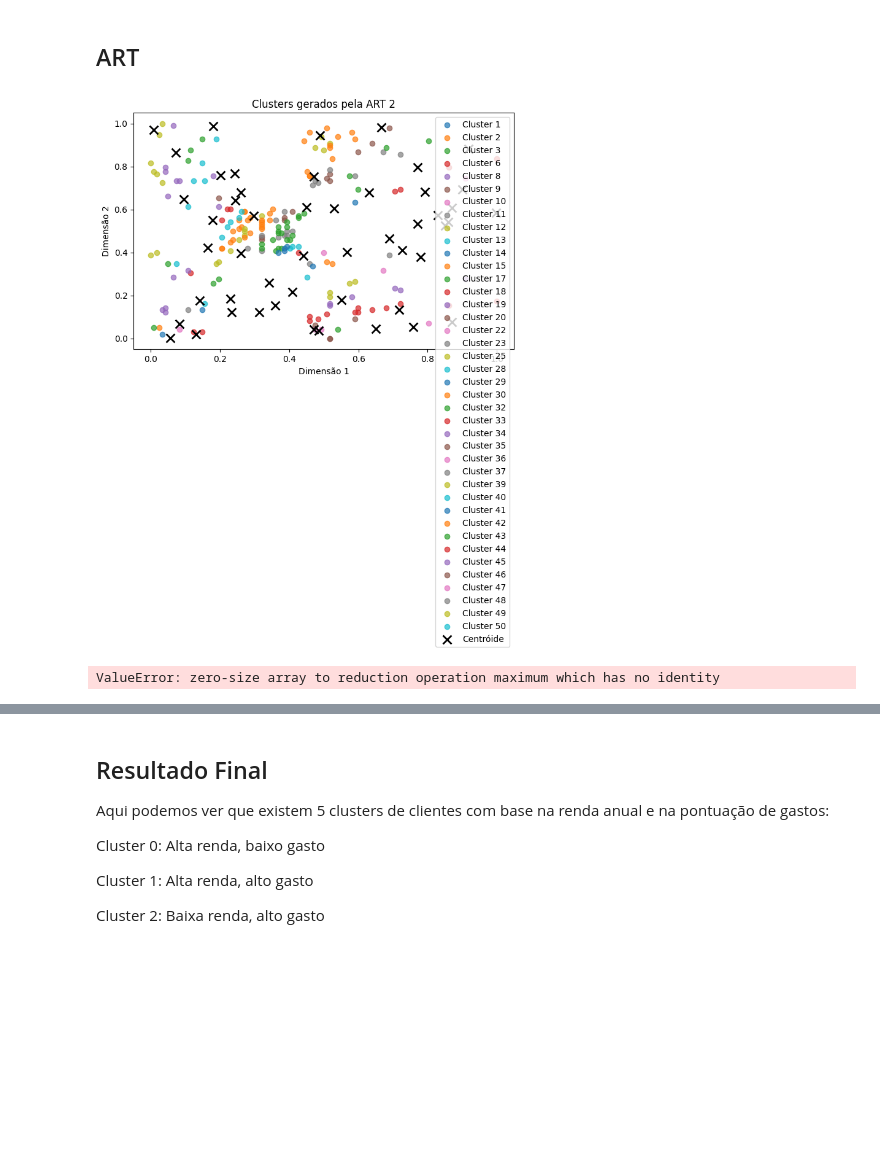
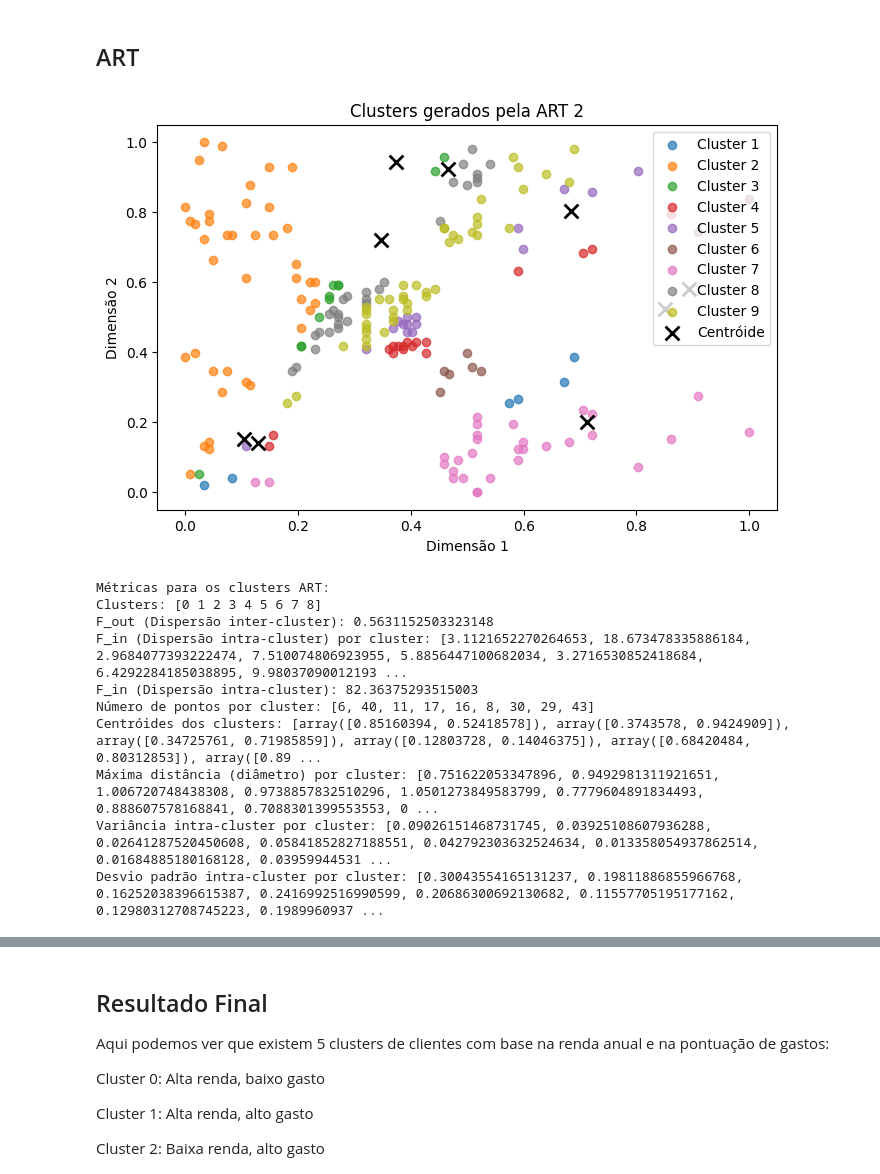
Before and after one commit to carlosgttfs/Redes-N-o-Supervisionadas, a Jupyter notebook: Trabalho Final.ipynb, the cells around one changed output, grey strips where cells are left out. Saved outputs shown, nothing was run; the diff lists cells and outputs as text; code cells hidden in the pictures; blank space fills up the shorter version.

```diff
--- a/Trabalho Final.ipynb
+++ b/Trabalho Final.ipynb
@@ -746,7 +746,7 @@ def calcular_dispersaointer(centroid_values, data_normalized, cluster_index, n_c
     return np.mean(F_out_values)
 
 # Inicializando o ART2 com 2 dimensões e 5 clusters
-art2 = ART2(input_dim=2, num_clusters=50, vigilance=0.3, learning_rate=0.6)
+art2 = ART2(input_dim=2, num_clusters=9, vigilance=0.3, learning_rate=0.6)
 art2.train(data_normalized)
 cluster_assignments = art2.predict(data_normalized)  # Clusters atribuídos
 
@@ -793,34 +793,43 @@ for cluster in unique_clusters:
     F_j = calcular_dispersaointra(cluster_points, centroid)
     F_j_values.append(float(F_j))
 
     # Calcular o diâmetro máximo do cluster
     max_distance = calcular_diametro(cluster_points)
     max_distance_values.append(float(max_distance))
 
     # Calcular a variância intra-cluster
     variancia_intra = calcular_variancia_intra(cluster_points, centroid)
     variancia_intra_values.append(float(variancia_intra))
 
     # Calcular o desvio padrão intra-cluster
     desvio_padrao_intra = calcular_desvio_padrao_intra(variancia_intra)
     desvio_padrao_intra_values.append(float(desvio_padrao_intra))
 
 # Calculando a dispersão inter-cluster (F_out)
 F_out = calcular_dispersaointer(centroid_values, data_normalized, cluster_assignments, len(unique_clusters))
 
 # Printando as métricas
 print("Métricas para os clusters ART:")
 print(f"Clusters: {unique_clusters}")
 print(f"F_out (Dispersão inter-cluster): {F_out}")
 print(f"F_in (Dispersão intra-cluster) por cluster: {F_j_values}")
 print(f"F_in (Dispersão intra-cluster): {sum(F_j_values)}")
 print(f"Número de pontos por cluster: {n_cluster_points_values}")
 print(f"Centróides dos clusters: {centroid_values}")
 print(f"Máxima distância (diâmetro) por cluster: {max_distance_values}")
 print(f"Variância intra-cluster por cluster: {variancia_intra_values}")
 print(f"Desvio padrão intra-cluster por cluster: {desvio_padrao_intra_values}")
 # %% [output]
-[figure, old version]
+[figure, new version]
-ValueError: zero-size array to reduction operation maximum which has no identity
+Métricas para os clusters ART:
+Clusters: [0 1 2 3 4 5 6 7 8]
+F_out (Dispersão inter-cluster): 0.5631152503323148
+F_in (Dispersão intra-cluster) por cluster: [3.1121652270264653, 18.673478335886184, 2.9684077393222474, 7.510074806923955, 5.8856447100682034, 3.2716530852418684, 6.4292284185038895, 9.98037090012193 ...
+F_in (Dispersão intra-cluster): 82.36375293515003
+Número de pontos por cluster: [6, 40, 11, 17, 16, 8, 30, 29, 43]
+Centróides dos clusters: [array([0.85160394, 0.52418578]), array([0.3743578, 0.9424909]), array([0.34725761, 0.71985859]), array([0.12803728, 0.14046375]), array([0.68420484, 0.80312853]), array([0.89 ...
+Máxima distância (diâmetro) por cluster: [0.751622053347896, 0.9492981311921651, 1.006720748438308, 0.9738857832510296, 1.0501273849583799, 0.7779604891834493, 0.888607578168841, 0.7088301399553553, 0 ...
+Variância intra-cluster por cluster: [0.09026151468731745, 0.03925108607936288, 0.02641287520450608, 0.05841852827188551, 0.042792303632524634, 0.013358054937862514, 0.01684885180168128, 0.03959944531 ...
+Desvio padrão intra-cluster por cluster: [0.30043554165131237, 0.19811886855966768, 0.16252038396615387, 0.2416992516990599, 0.20686300692130682, 0.11557705195177162, 0.12980312708745223, 0.1989960937 ...
 # %%
 import numpy as np
```
Also changed, not shown: parts of 2 cells of this notebook, 1 other file.
